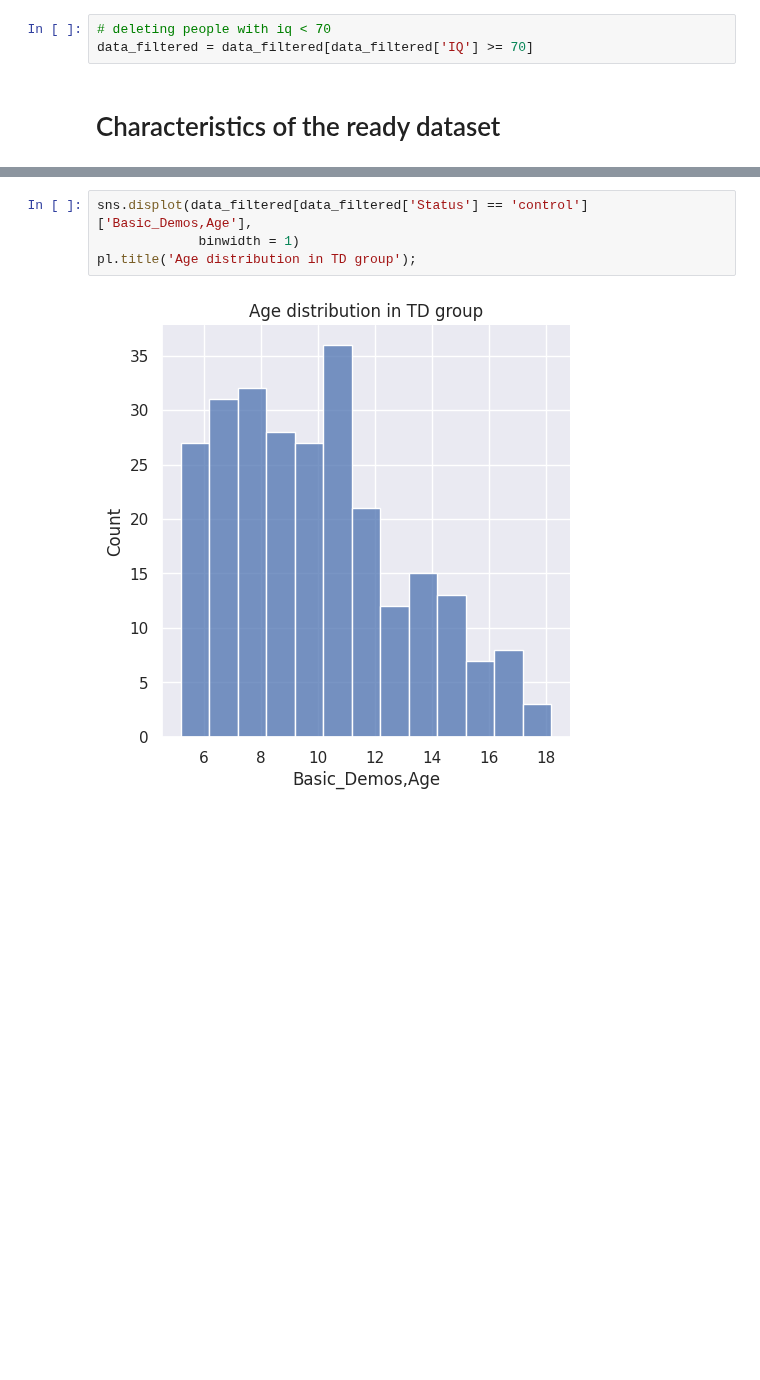
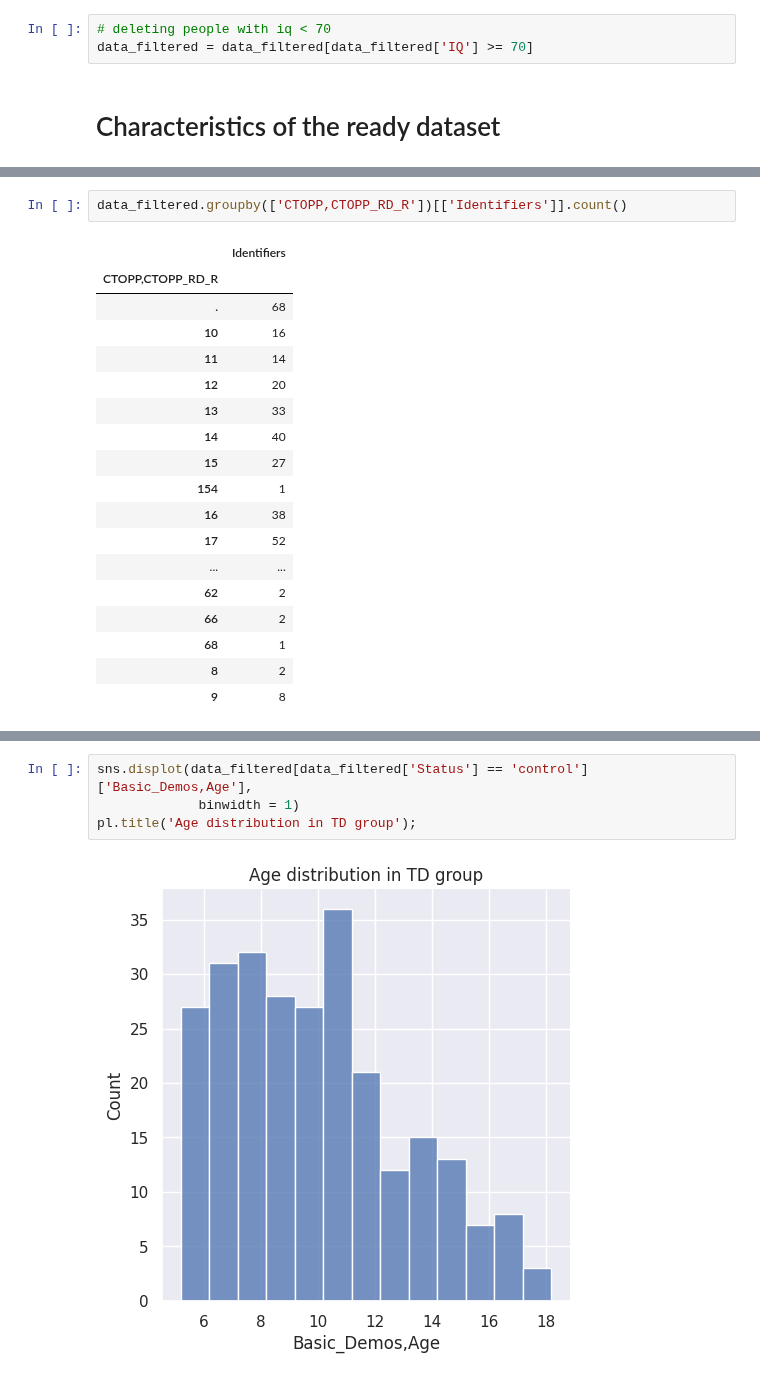
Before and after one commit to cristinarainich/Child-Mind-Institute-Project, a Jupyter notebook: Pheno_data_finalquery.ipynb, the cells around one changed output, grey strips where cells are left out. Drawn from its saved outputs; the diff is of its cells as text; blank space fills up the shorter version.

```diff
--- a/Pheno_data_finalquery.ipynb
+++ b/Pheno_data_finalquery.ipynb
@@ -730,0 +741,21 @@ pl.title('Age distribution in DD group');
+# %%
+data_filtered.groupby(['CTOPP,CTOPP_RD_R'])[['Identifiers']].count()
+# %% [output]
+|  | Identifiers |
+| CTOPP,CTOPP_RD_R |  |
+| . | 68 |
+| 10 | 16 |
+| 11 | 14 |
+| 12 | 20 |
+| 13 | 33 |
+| 14 | 40 |
+| 15 | 27 |
+| 154 | 1 |
+| 16 | 38 |
+| 17 | 52 |
+| ... | ... |
+| 62 | 2 |
+| 66 | 2 |
+| 68 | 1 |
+| 8 | 2 |
+| 9 | 8 |
```
Also changed, not shown: parts of 10 cells of this notebook.
